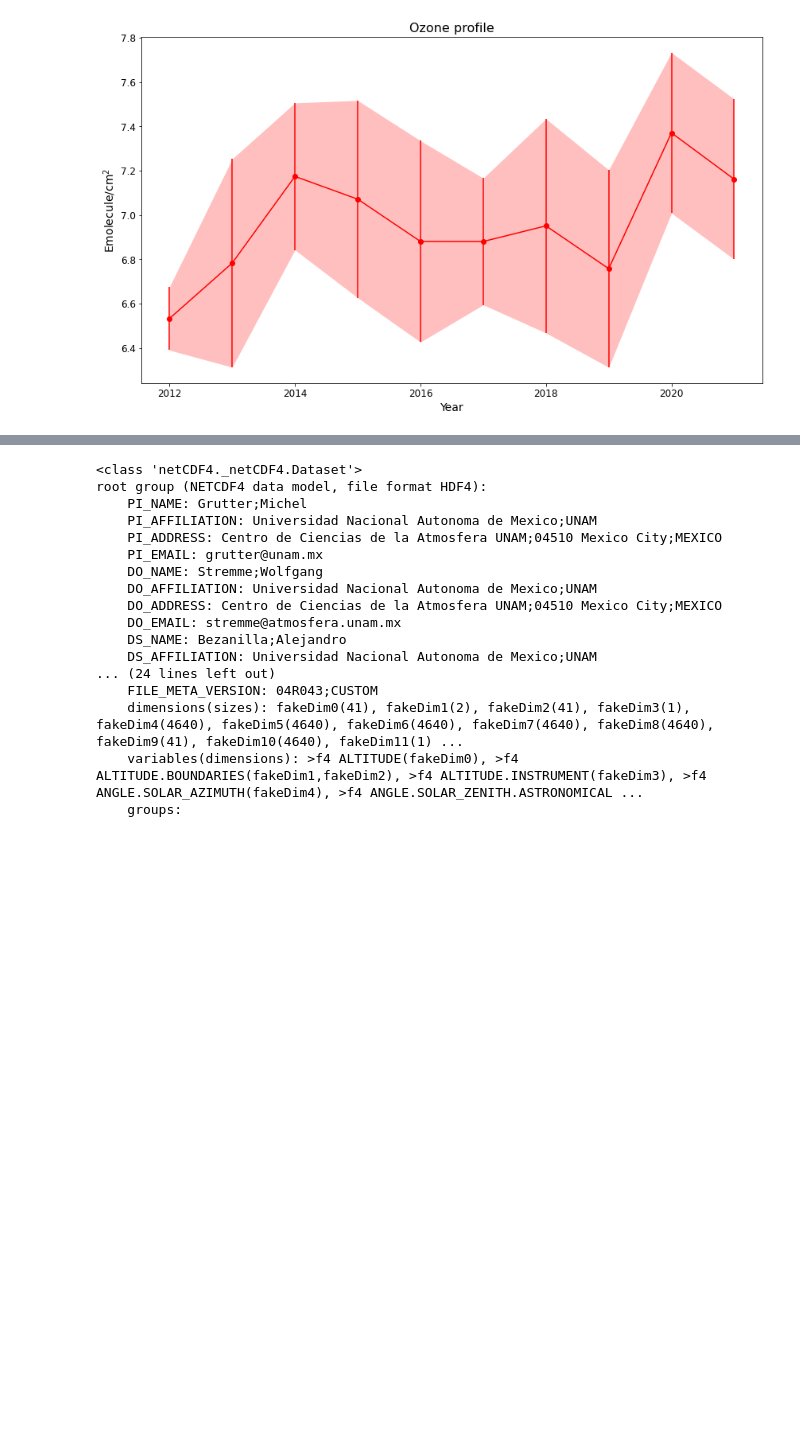
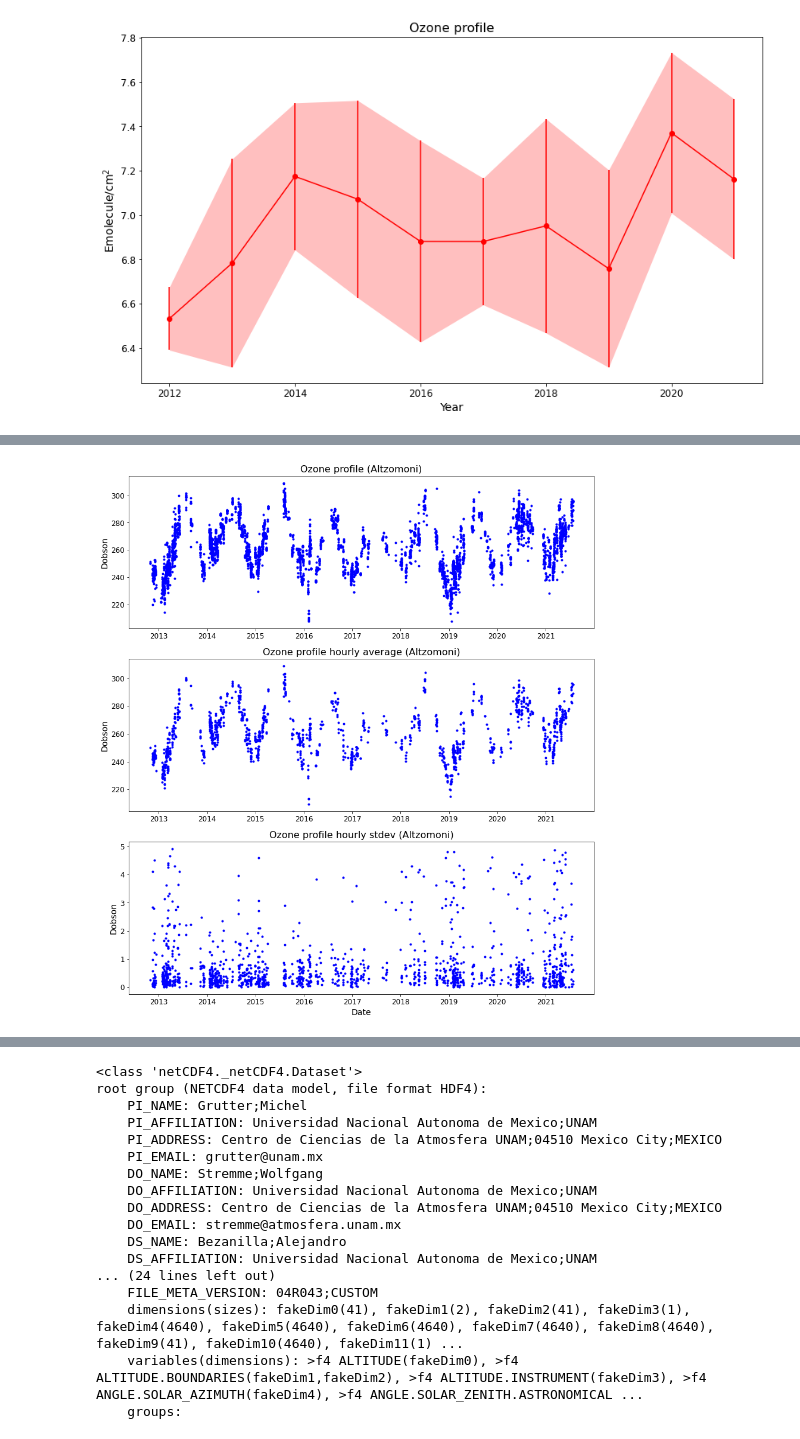
Before and after one commit to mixtli-c/cca-jupyter, a Jupyter notebook: FTIRO3.ipynb, the cells around one changed output, grey strips where cells are left out. Cells and saved outputs as stored; diff of their text form; code cells hidden in the pictures; blank space fills up the shorter version.

```diff
--- a/FTIRO3.ipynb
+++ b/FTIRO3.ipynb
@@ -187,3 +204,65 @@ ax3.tick_params(labelsize=12)
+# %%
+## pyplot plotting MULTI
+# PANDONIA = loc, MERRA2 = merra, FTIR = ftir
+# varname format = ts + source + mean/std + hourly(none)/monthly(mt) + total(none)/trop/strat
+# e.g. tsmerrameanmttrop
+
+# Variable definition
+x1 = smallts.index
+y1 = smallts*1e18*10000/2.6867e20
+
+x2 = smallts.resample('H').mean().index
+y2 = smallts.resample('H').mean()*1e18*10000/2.6867e20
+
+x3 = smallts.resample('H').std().index
+y3 = smallts.resample('H').std()*1e18*10000/2.6867e20
+
+plt.figure(figsize=(14,16))
+
+ax0 = plt.subplot(3, 1, 1)
+## line and stdev
+ax0.plot(x1, y1, '.b')
+#ax0.fill_between(x1, y1-err1, y1+err1,alpha=.25, edgecolor='#3F7F4C', facecolor='b',linewidth=0)
+## LABEL, marker and errorbar
+#ax0.errorbar(x1, y1, yerr=err1, fmt='bo', label='')
+## Formatting
+#ax1.set_xticks(np.arange(0,24))
+#ax0.set_xlabel('Date',size=14)
+#ax0.set_ylabel('molecule/cm$^2$',size=14)
+ax0.set_ylabel('Dobson',size=14)
+ax0.set_title("Ozone profile (Altzomoni)",size=16)
+#ax1.legend(fontsize=12, loc='upper left')
+ax0.tick_params(labelsize=12)
+
+ax1 = plt.subplot(3, 1, 2)
+## line and stdev
+ax1.plot(x2[y3['o3column']<5], y2[y3['o3column']<5], '.b')
+#ax1.fill_between(x1, y1-err1, y1+err1,alpha=.25, edgecolor='#3F7F4C', facecolor='b',linewidth=0)
+## LABEL, marker and errorbar
+#ax1.errorbar(x1, y1, yerr=err1, fmt='bo', label='')
+## Formatting
+#ax1.set_xticks(np.arange(0,24))
+#ax1.set_xlabel('Date',size=14)
+ax1.set_ylabel('Dobson',size=14)
+ax1.set_title("Ozone profile hourly average (Altzomoni)",size=16)
+#ax1.legend(fontsize=12, loc='upper left')
+ax1.tick_params(labelsize=12)
+
+ax2 = plt.subplot(3, 1, 3)
+## line and stdev
+ax2.plot(x3[y3['o3column']<5], y3[y3['o3column']<5], '.b')
+#ax1.fill_between(x1, y1-err1, y1+err1,alpha=.25, edgecolor='#3F7F4C', facecolor='b',linewidth=0)
+## LABEL, marker and errorbar
+#ax1.errorbar(x1, y1, yerr=err1, fmt='bo', label='')
+## Formatting
+#ax1.set_xticks(np.arange(0,24))
+ax2.set_xlabel('Date',size=14)
+ax2.set_ylabel('Dobson',size=14)
+ax2.set_title("Ozone profile hourly stdev (Altzomoni)",size=16)
+#ax1.legend(fontsize=12, loc='upper left')
+ax2.tick_params(labelsize=12)
+# %% [output]
+[figure, added]
 # %%
 #identificacion de outliers en periodos de tiempo, eventos extremos, tratar de relacionarlos con temperatura y presion
 # %%
```
Also changed, not shown: parts of 8 cells of this notebook.
